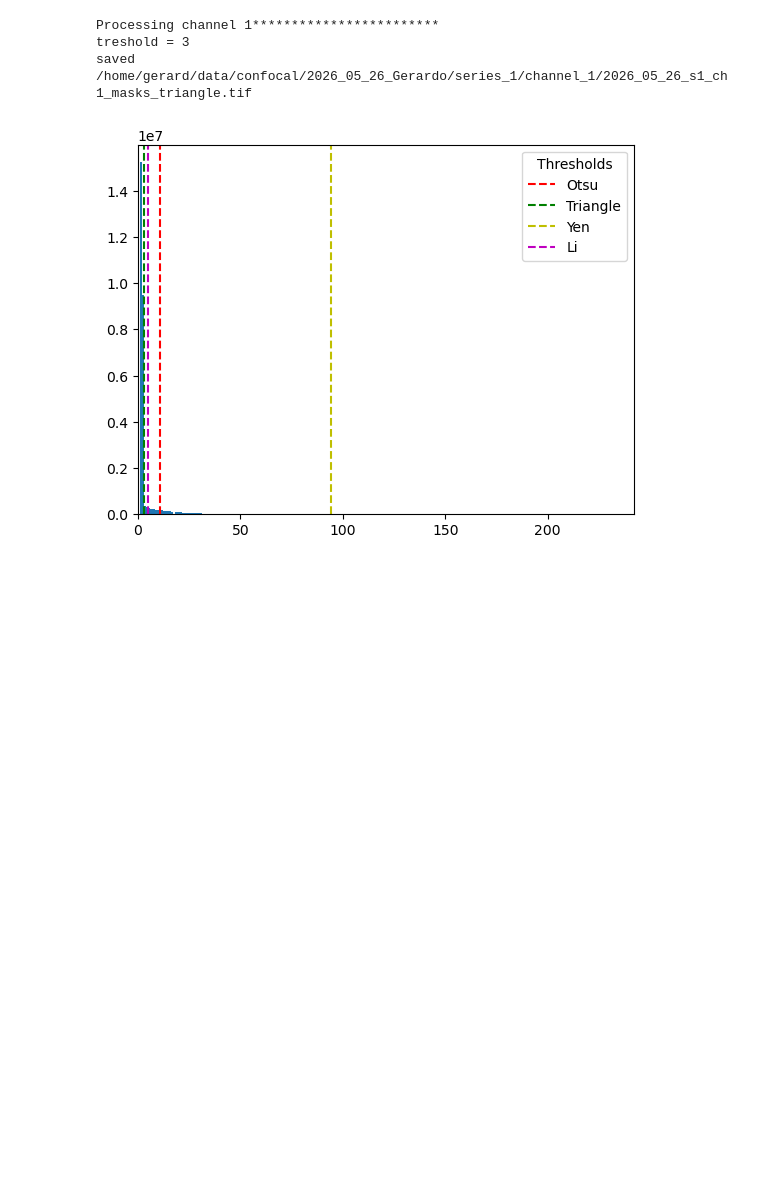
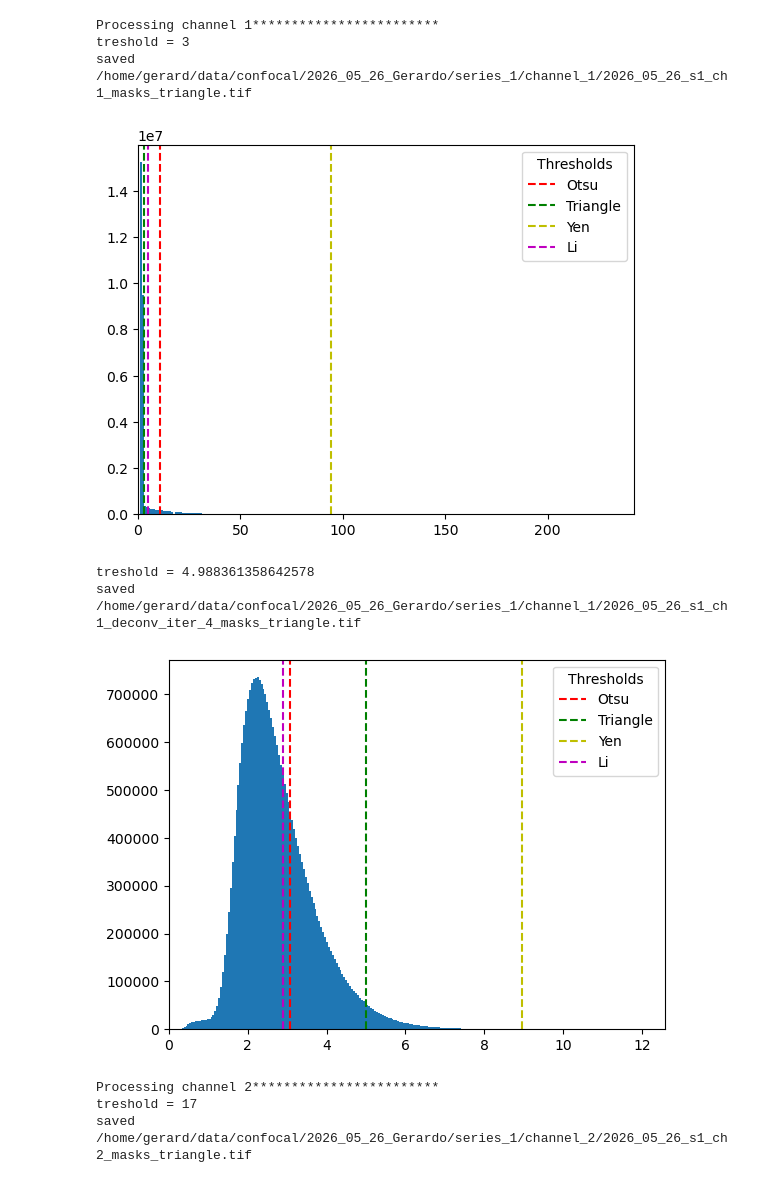
Before and after one commit to gmalagonv/confocal, a Jupyter notebook: analysis_notebooks/colocalization_test.ipynb, the cells around one changed output. Cells and saved outputs as stored; diff of their text form; code cells hidden in the pictures; blank space fills up the shorter version.

```diff
--- a/analysis_notebooks/colocalization_test.ipynb
+++ b/analysis_notebooks/colocalization_test.ipynb
@@ -15,6 +15,14 @@ if system == 'Linux':
     home = '/home/'
 elif system == 'Darwin':
     home = '/Users/'
+# %%
+def fast_threshold_li(stack):
+    s_min, s_max = float(stack.min()), float(stack.max())
+    if s_max == s_min:
+        return s_min
+    u16 = ((stack - s_min) / (s_max - s_min) * 65535).astype(np.uint16)
+    t_u16 = threshold_li(u16)
+    return t_u16 / 65535 * (s_max - s_min) + s_min
 # %%
 treshold_algorithm_list =[
     'triangle',
@@ -80,7 +88,9 @@ for series in series_list:
                     otsu = threshold_otsu(stack)
                     triangle = threshold_triangle(stack)
                     yen = threshold_yen(stack)
-                    li = threshold_li(stack)
+                    #li = threshold_li(stack)
+                    li = fast_threshold_li(stack)   # fast, same histogram shape
+
                     # pct_90 = np.percentile(stack_flat, 90)
                     # pct_95 = np.percentile(stack_flat, 95)
 
@@ -109,30 +119,36 @@ for series in series_list:
                     # plt.axvline(pct_90, color='c', linestyle='--')
                     # plt.axvline(pct_95, color='m', linestyle='--')
 
                     vmin, vmax = np.percentile(stack.ravel(), [1, 100])
                     plt.xlim(0,vmax)# stack.max())
                     plt.show()
 
 
 
 
                 # stack_flat = stack[stack > 0]
                 # print(f'file:{path_in}\n series:{series}, channel:{channel}, deconv iter: {deconv_inter}')
                 # print(f"Otsu:       {threshold_otsu(stack):.1f}")
                 # print(f"Triangle:   {threshold_triangle(stack):.1f}")
                 # print(f"Yen:        {threshold_yen(stack):.1f}")
                 # print(f"90th pct:   {np.percentile(stack_flat, 90):.1f}")
                 # print(f"95th pct:   {np.percentile(stack_flat, 95):.1f}")
 # %% [output]
 Processing series 1---------------
 Processing channel 0************************
 treshold = 31
 saved /home/gerard/data/confocal/2026_05_26_Gerardo/series_1/channel_0/2026_05_26_s1_ch0_masks_triangle.tif
 [figure]
 treshold = 29.156204223632812
 saved /home/gerard/data/confocal/2026_05_26_Gerardo/series_1/channel_0/2026_05_26_s1_ch0_deconv_iter_4_masks_triangle.tif
 [figure]
 Processing channel 1************************
 treshold = 3
 saved /home/gerard/data/confocal/2026_05_26_Gerardo/series_1/channel_1/2026_05_26_s1_ch1_masks_triangle.tif
 [figure]
+treshold = 4.988361358642578
+saved /home/gerard/data/confocal/2026_05_26_Gerardo/series_1/channel_1/2026_05_26_s1_ch1_deconv_iter_4_masks_triangle.tif
+[figure, added]
+Processing channel 2************************
+treshold = 17
+saved /home/gerard/data/confocal/2026_05_26_Gerardo/series_1/channel_2/2026_05_26_s1_ch2_masks_triangle.tif
```
Also changed, not shown: parts of 1 cell of this notebook.
